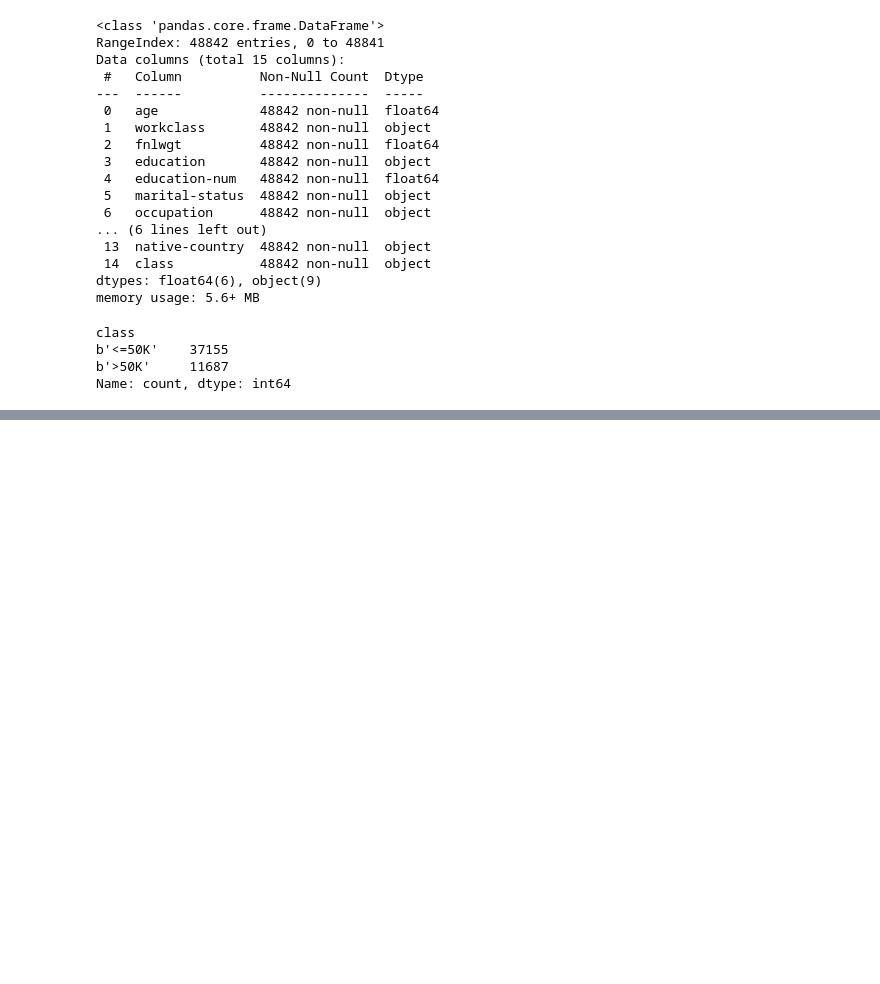
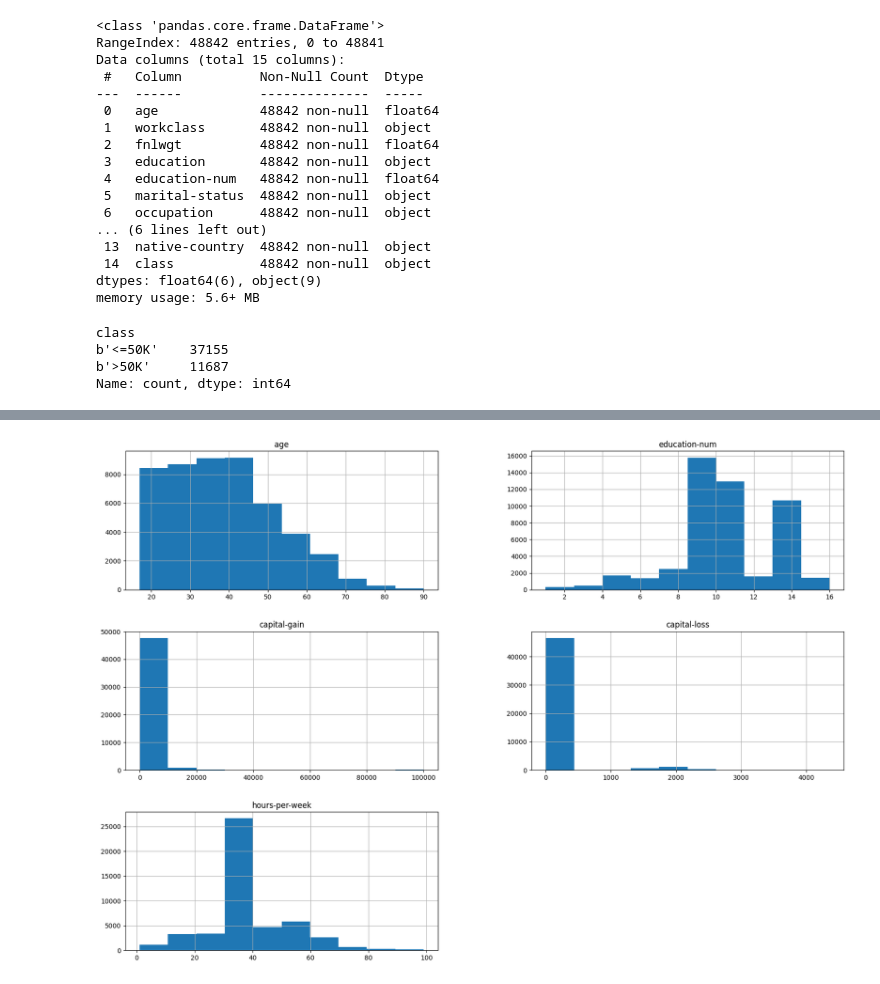
Before and after one commit to DavidGuzzi/inria, a Jupyter notebook: module_1.ipynb, the cells around one changed output, grey strips where cells are left out. Saved outputs shown, nothing was run; the diff lists cells and outputs as text; code cells hidden in the pictures; blank space fills up the shorter version.

```diff
--- a/module_1.ipynb
+++ b/module_1.ipynb
@@ -58,3 +60,25 @@ b'>50K'     11687
 Name: count, dtype: int64
 # %%
 #Posible problema de clases no balanceadas.
+# %%
+# Una forma de separar variables según su tipo.
+numerical_columns = [
+    "age",
+    "education-num",
+    "capital-gain",
+    "capital-loss",
+    "hours-per-week",
+]
+categorical_columns = [
+    "workclass",
+    "education",
+    "marital-status",
+    "occupation",
+    "relationship",
+    "race",
+    "sex",
+    "native-country",
+]
+all_columns = numerical_columns + categorical_columns + [target_column]
+
+adult_census = adult_census[all_columns]
@@ -60,0 +101,4 @@ Name: count, dtype: int64
+# %%
+_ = adult_census.hist(figsize=(20, 14))
+# %% [output]
+[figure, added]
```
Also changed, not shown: parts of 21 cells of this notebook.
